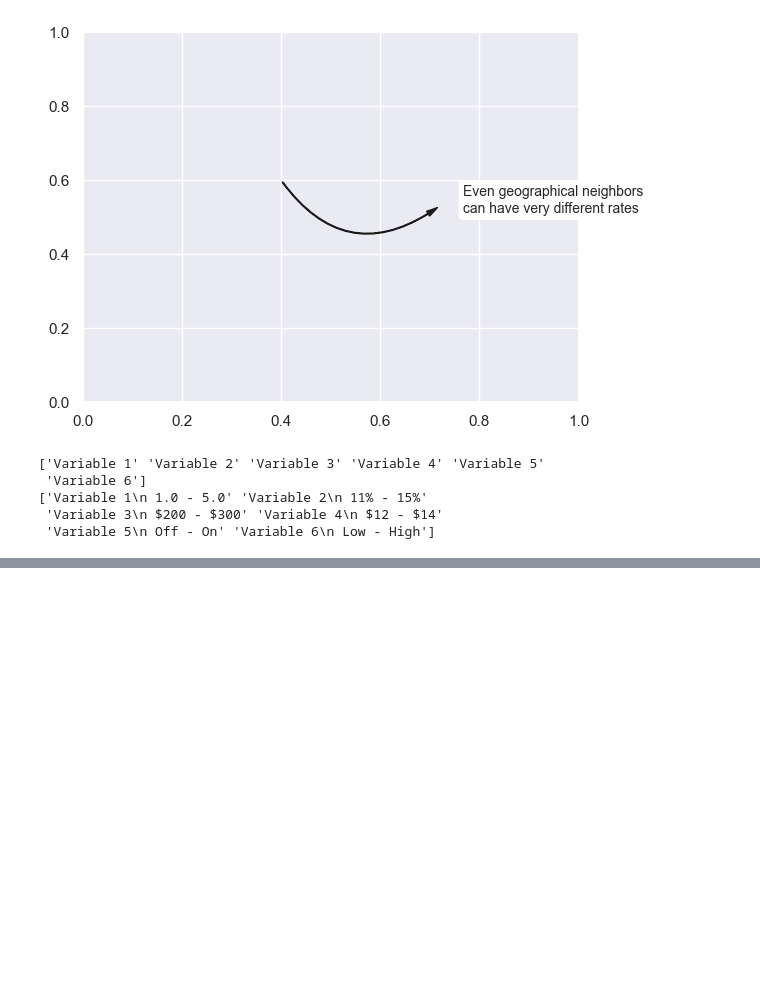
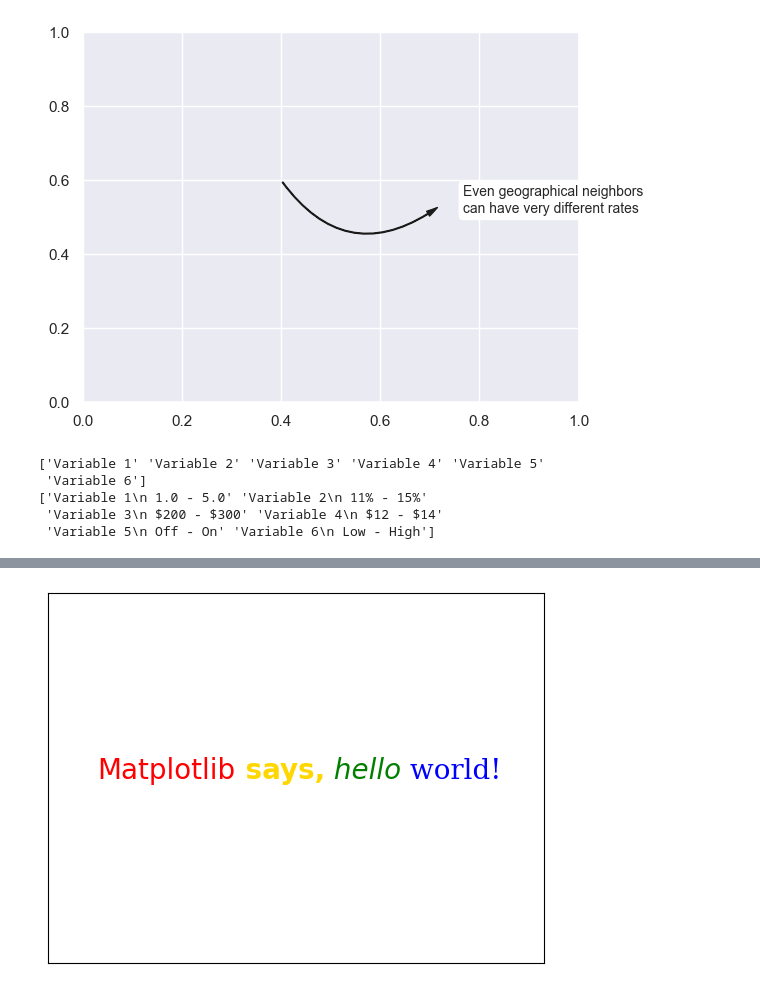
Before and after one commit to JosephBARBIERDARNAL/Sandbox, a Jupyter notebook: python-graph-gallery.ipynb, the cells around one changed output, grey strips where cells are left out. Cells and saved outputs as stored; diff of their text form; code cells hidden in the pictures; blank space fills up the shorter version.

```diff
--- a/python-graph-gallery.ipynb
+++ b/python-graph-gallery.ipynb
@@ -135,0 +270,40 @@ print(labels)
+# %%
+import matplotlib
+matplotlib.use('ps')
+from matplotlib import rc
+
+plt.rcParams.update({
+    "text.usetex": True,
+    "text.latex.preamble": r"\usepackage{xcolor}",
+})
+import matplotlib.pyplot as plt
+
+fig, ax = plt.subplots()
+ax.set_ylabel(r'\textcolor{red}{Today} '+
+           r'\textcolor{green}{is} '+
+           r'\textcolor{blue}{cloudy.}')
+plt.show()
+# %%
+import matplotlib.pyplot as plt
+
+plt.rcParams["font.size"] = 20
+ax = plt.figure().add_subplot(xticks=[], yticks=[])
+
+# The first word, created with text().
+text = ax.text(.1, .5, "Matplotlib", color="red")
+# Subsequent words, positioned with annotate(), relative to the preceding one.
+text = ax.annotate(
+    " says,", xycoords=text, xy=(1, 0), verticalalignment="bottom",
+    color="gold", weight="bold")  # custom properties
+text = ax.annotate(
+    " hello", xycoords=text, xy=(1, 0), verticalalignment="bottom",
+    color="green", style="italic")  # custom properties
+text = ax.annotate(
+    " world!", xycoords=text, xy=(1, 0), verticalalignment="bottom",
+    color="blue", family="serif")  # custom properties
+
+# wrap previous code
+
+plt.show()
+# %% [output]
+[figure, added]
```
Also changed, not shown: parts of 3 cells of this notebook, 2 other files.
